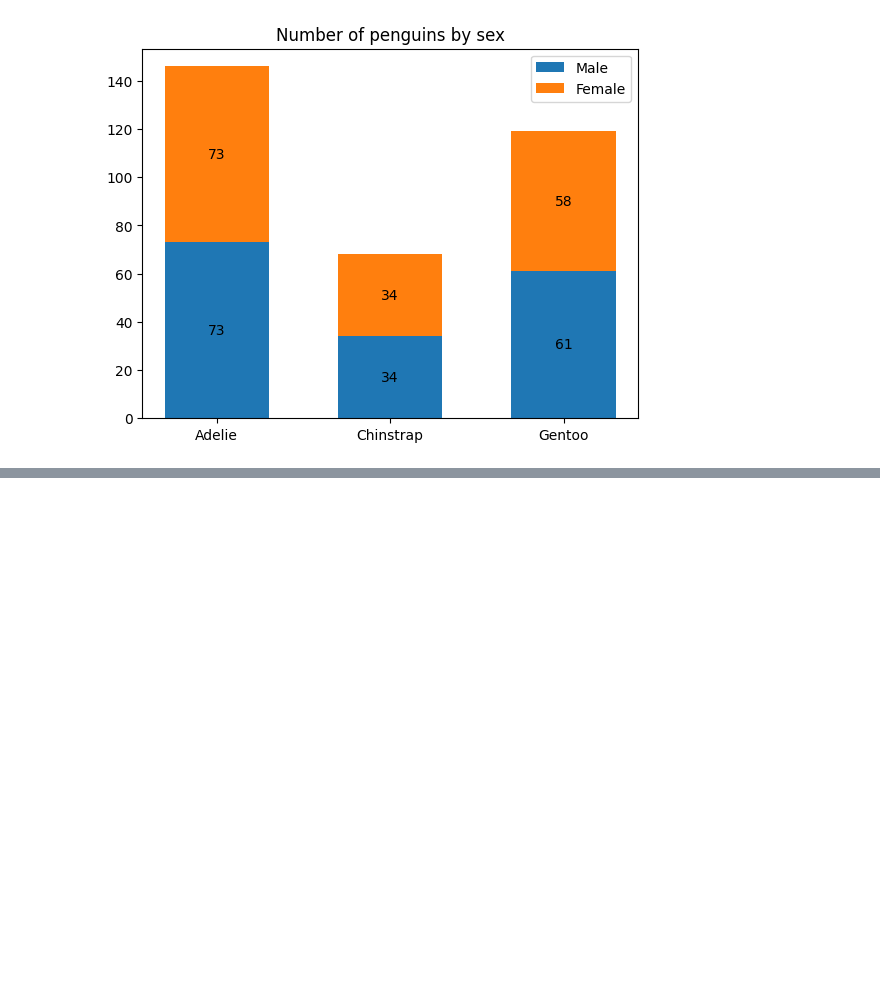
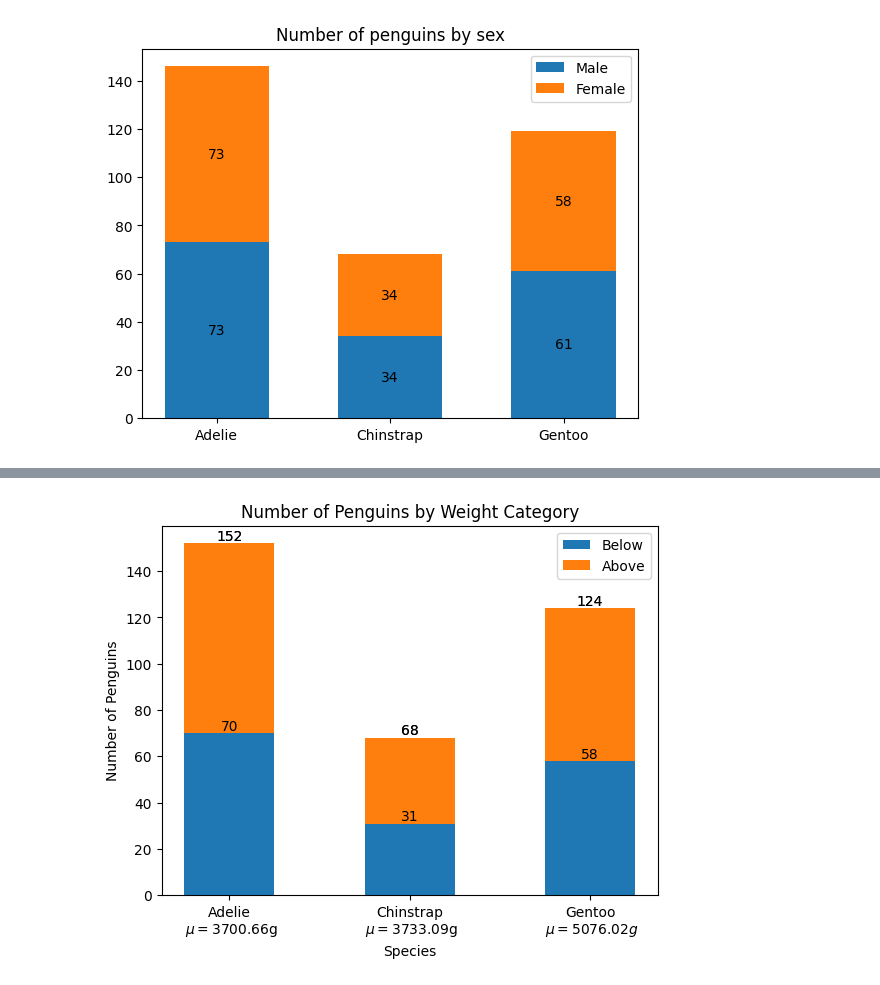
Before and after one commit to Hilal-11/Numpy-Pandas-Matplotlib-Seaborn-Sipy, a Jupyter notebook: matplotlib/bar-charts.ipynb, the cells around one changed output, grey strips where cells are left out. Cells and saved outputs as stored; diff of their text form; code cells hidden in the pictures; blank space fills up the shorter version.

```diff
--- a/matplotlib/bar-charts.ipynb
+++ b/matplotlib/bar-charts.ipynb
@@ -93,0 +106,27 @@ plt.xlim(right=15)
+# %%
+species = (
+    "Adelie\n $\\mu=$3700.66g",
+    "Chinstrap\n $\\mu=$3733.09g",
+    "Gentoo\n $\\mu=5076.02g$",
+)
+weight_counts = {
+    "Below": np.array([70, 31, 58]),
+    "Above": np.array([82, 37, 66]),
+}
+width = 0.5
+plt.subplots()
+bottom = np.zeros(3)
+for boolean , counts in weight_counts.items():
+    container = plt.bar(species , counts , label=boolean , width=width, bottom=bottom)
+    bottom += counts
+    # plt.bar_label(s, label_type='center')
+    plt.bar_label(container, fmt='{:,.0f}')
+
+plt.bar_label(container, fmt='{:,.0f}')
+plt.xlabel("Species")
+plt.ylabel("Number of Penguins")
+plt.title("Number of Penguins by Weight Category")
+plt.legend()
+plt.show()
+# %% [output]
+[figure, added]
```
Also changed, not shown: parts of 2 cells of this notebook.
